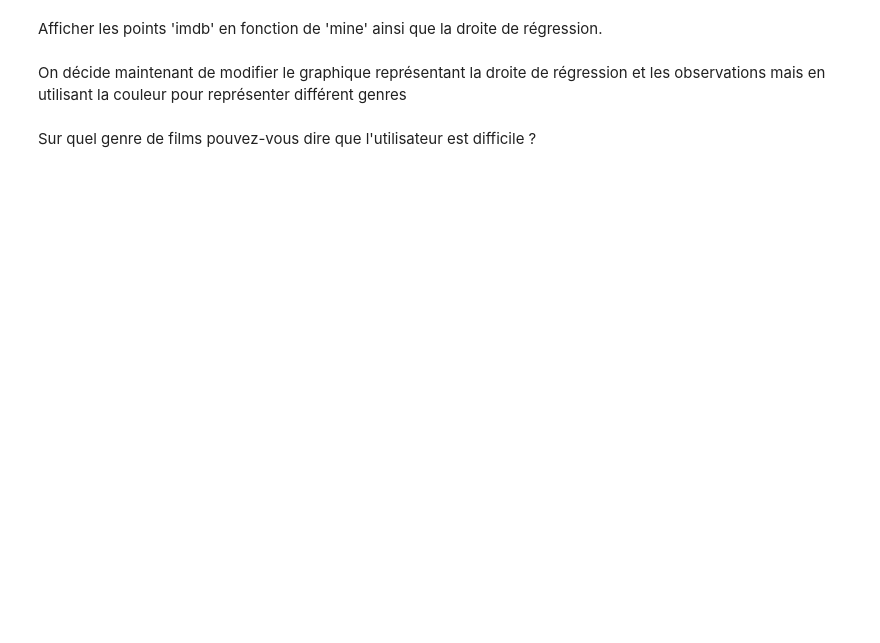
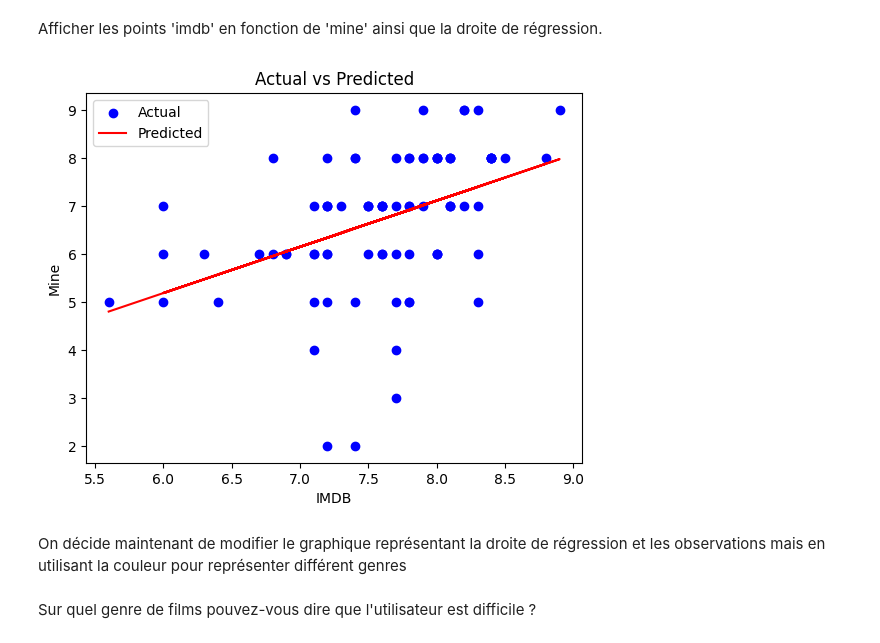
Before and after one commit to dempxl/IA-TPs, a Jupyter notebook: TP2/TP2_regression_partie2_sujet_etudant.ipynb, the cells around one changed output. Drawn from its saved outputs; the diff is of its cells as text; code cells hidden in the pictures; blank space fills up the shorter version.

```diff
--- a/TP2/TP2_regression_partie2_sujet_etudant.ipynb
+++ b/TP2/TP2_regression_partie2_sujet_etudant.ipynb
@@ -232,5 +260,16 @@ La p-valeur associée à votre variable **mine** indique que l'hypothèse d'un c
 # %% [markdown]
 Afficher les points 'imdb' en fonction de 'mine' ainsi que la droite de régression.
+# %%
+# On affiche les points 'imdb' en fonction de 'mine' ainsi que la droite de régression
+plt.scatter(X_test, y_test, color='blue', label='Actual')
+plt.plot(X_test, y_pred, color='red', label='Predicted')
+plt.title('Actual vs Predicted')
+plt.xlabel('IMDB')
+plt.ylabel('Mine')
+plt.legend()
+plt.show()
+# %% [output]
+[figure, added]
 # %% [markdown]
 On décide maintenant de modifier le graphique représentant la droite de régression et les observations mais en utilisant la couleur pour représenter différent genres
 # %% [markdown]
```
Also changed, not shown: parts of 33 cells of this notebook.
